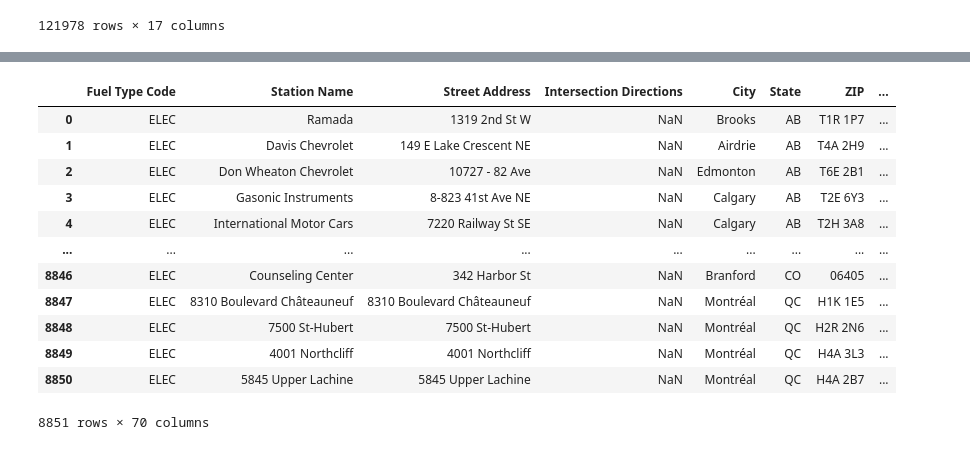
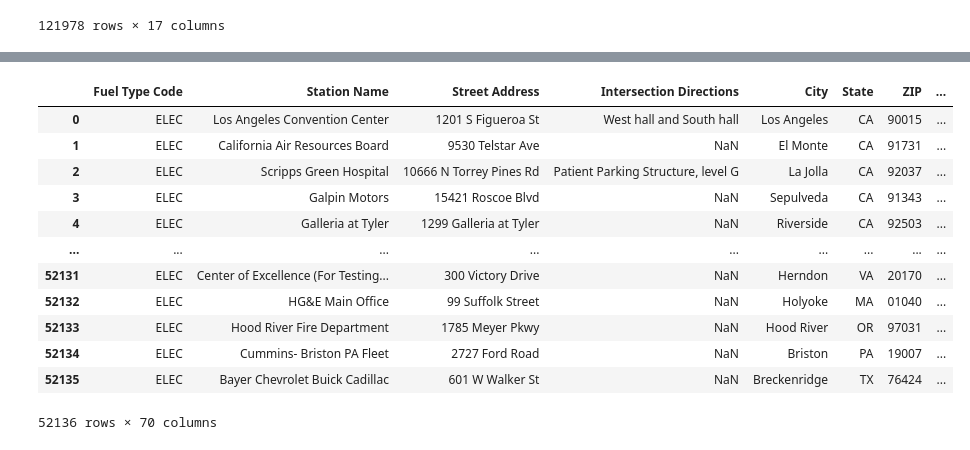
Before and after one commit to HarshDave707/DAB-103, a Jupyter notebook: dab_103.ipynb, the cells around one changed output, grey strips where cells are left out. Cells and saved outputs as stored; diff of their text form; code cells hidden in the pictures.

```diff
--- a/dab_103.ipynb
+++ b/dab_103.ipynb
@@ -25,26 +103,26 @@ vehicle_df
 # %%
 charging_station_dataset_url = ('https://developer.nrel.gov/api/alt-fuel-stations/v1.csv?'
        'api_key=5gylZXuJK3qHQRwp8SyfTgtlomhXSCWSlfyA7y3P'
        '&status=E'
        '&access=public'
        '&fuel_type=ELEC'
-       '&country=CA'
+       '&country=US'
        )
 
 charging_station_vehicle_df = pd.read_csv(charging_station_dataset_url)
 
 charging_station_vehicle_df
 # %% [output]
 |  | Fuel Type Code | Station Name | Street Address | Intersection Directions | City | State | ZIP | ... |
-| 0 | ELEC | Ramada | 1319 2nd St W | NaN | Brooks | AB | T1R 1P7 | ... |
-| 1 | ELEC | Davis Chevrolet | 149 E Lake Crescent NE | NaN | Airdrie | AB | T4A 2H9 | ... |
-| 2 | ELEC | Don Wheaton Chevrolet | 10727 - 82 Ave | NaN | Edmonton | AB | T6E 2B1 | ... |
-| 3 | ELEC | Gasonic Instruments | 8-823 41st Ave NE | NaN | Calgary | AB | T2E 6Y3 | ... |
-| 4 | ELEC | International Motor Cars | 7220 Railway St SE | NaN | Calgary | AB | T2H 3A8 | ... |
+| 0 | ELEC | Los Angeles Convention Center | 1201 S Figueroa St | West hall and South hall | Los Angeles | CA | 90015 | ... |
+| 1 | ELEC | California Air Resources Board | 9530 Telstar Ave | NaN | El Monte | CA | 91731 | ... |
+| 2 | ELEC | Scripps Green Hospital | 10666 N Torrey Pines Rd | Patient Parking Structure, level G | La Jolla | CA | 92037 | ... |
+| 3 | ELEC | Galpin Motors | 15421 Roscoe Blvd | NaN | Sepulveda | CA | 91343 | ... |
+| 4 | ELEC | Galleria at Tyler | 1299 Galleria at Tyler | NaN | Riverside | CA | 92503 | ... |
 | ... | ... | ... | ... | ... | ... | ... | ... | ... |
-| 8846 | ELEC | Counseling Center | 342 Harbor St | NaN | Branford | CO | 06405 | ... |
-| 8847 | ELEC | 8310 Boulevard Châteauneuf | 8310 Boulevard Châteauneuf | NaN | Montréal | QC | H1K 1E5 | ... |
-| 8848 | ELEC | 7500 St-Hubert | 7500 St-Hubert | NaN | Montréal | QC | H2R 2N6 | ... |
-| 8849 | ELEC | 4001 Northcliff | 4001 Northcliff | NaN | Montréal | QC | H4A 3L3 | ... |
-| 8850 | ELEC | 5845 Upper Lachine | 5845 Upper Lachine | NaN | Montréal | QC | H4A 2B7 | ... |
+| 52131 | ELEC | Center of Excellence (For Testing... | 300 Victory Drive | NaN | Herndon | VA | 20170 | ... |
+| 52132 | ELEC | HG&E Main Office | 99 Suffolk Street | NaN | Holyoke | MA | 01040 | ... |
+| 52133 | ELEC | Hood River Fire Department | 1785 Meyer Pkwy | NaN | Hood River | OR | 97031 | ... |
+| 52134 | ELEC | Cummins- Briston PA Fleet | 2727 Ford Road | NaN | Briston | PA | 19007 | ... |
+| 52135 | ELEC | Bayer Chevrolet Buick Cadillac | 601 W Walker St | NaN | Breckenridge | TX | 76424 | ... |
-8851 rows × 70 columns
+52136 rows × 70 columns
```
Also changed, not shown: parts of 23 cells of this notebook.
